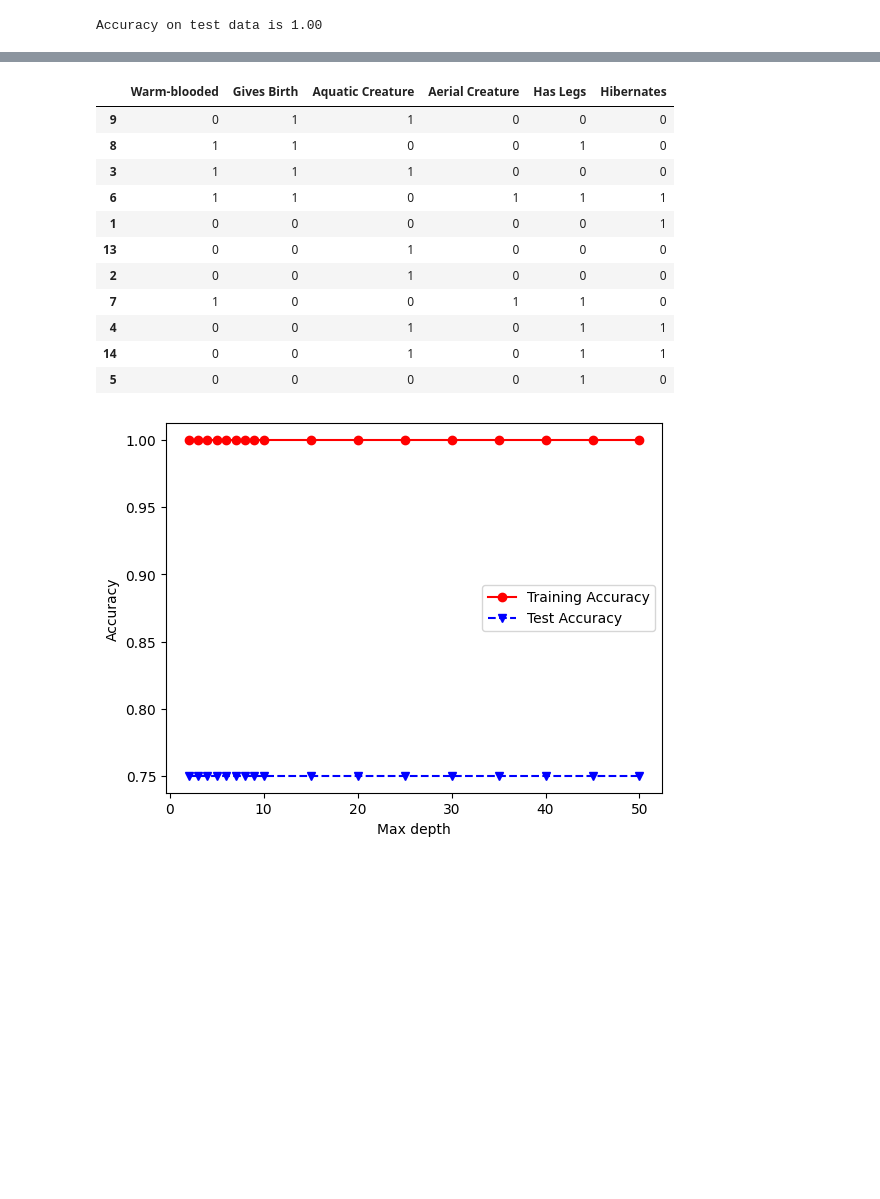
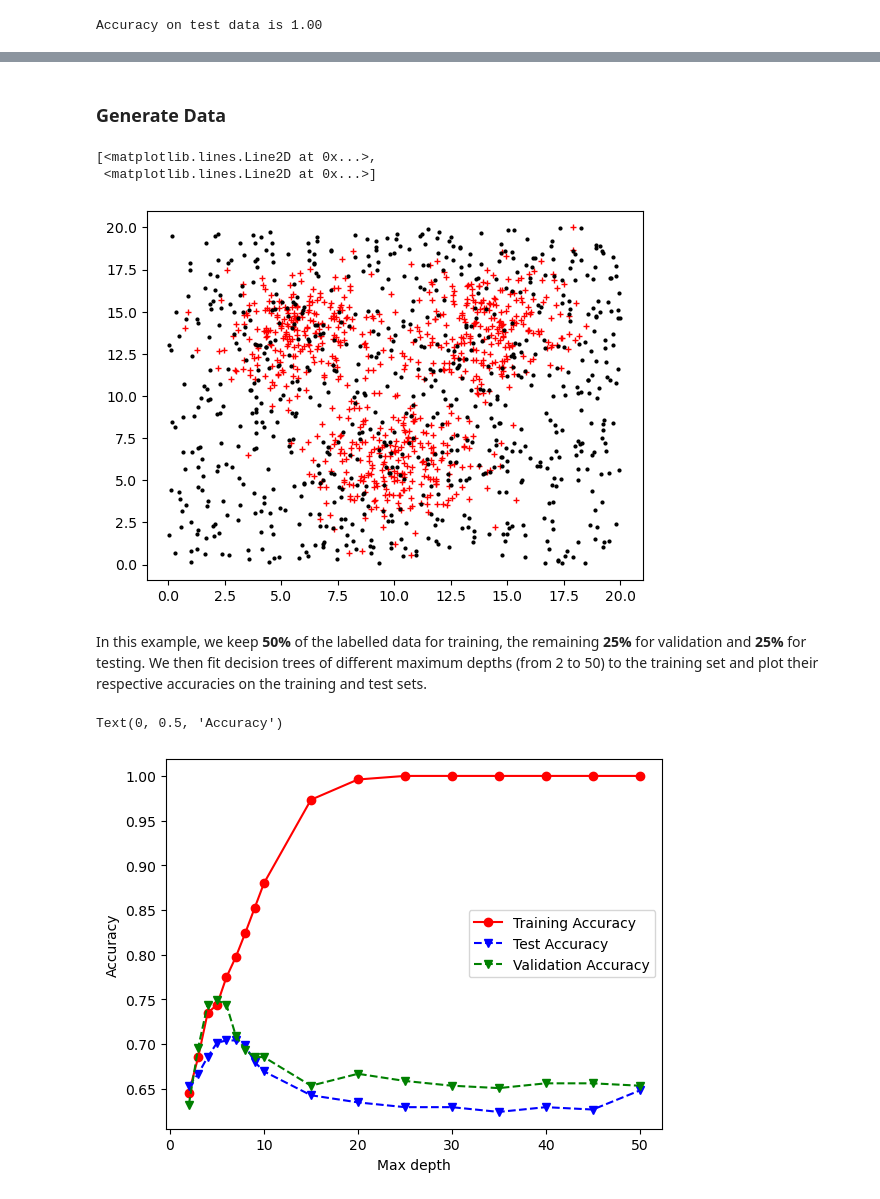
Before and after one commit to Aries-Dawn/EE6435, a Jupyter notebook: Assignment2/Assignment2.ipynb, the cells around one changed output, grey strips where cells are left out. Drawn from its saved outputs; the diff is of its cells as text; code cells hidden in the pictures; blank space fills up the shorter version.

```diff
--- a/Assignment2/Assignment2.ipynb
+++ b/Assignment2/Assignment2.ipynb
@@ -139,69 +176,74 @@ Accuracy on test data is 1.00
+# %% [markdown]
+### Generate Data
+# %%
+import numpy as np
+import matplotlib.pyplot as plt
+from numpy.random import random
+
+%matplotlib inline
+
+N = 1500
+
+mean1 = [6, 14]
+mean2 = [10, 6]
+mean3 = [14, 14]
+cov = [[3.5, 0], [0, 3.5]]  # diagonal covariance
+
+np.random.seed(50)
+X = np.random.multivariate_normal(mean1, cov, int(N/6))
+X = np.concatenate((X, np.random.multivariate_normal(mean2, cov, int(N/6))))
+X = np.concatenate((X, np.random.multivariate_normal(mean3, cov, int(N/6))))
+X = np.concatenate((X, 20*np.random.rand(int(N/2),2)))
+Y = np.concatenate((np.ones(int(N/2)),np.zeros(int(N/2))))
+
+plt.plot(X[:int(N/2),0],X[:int(N/2),1],'r+',X[int(N/2):,0],X[int(N/2):,1],'k.',ms=4)
+# %% [output]
+[<matplotlib.lines.Line2D at 0x...>,
+ <matplotlib.lines.Line2D at 0x...>]
+[figure, added]
+# %% [markdown]
+In this example, we keep **50%** of the labelled data for training, the remaining **25%** for validation and **25%** for testing. We then fit decision trees of different maximum depths (from 2 to 50) to the training set and plot their respective accuracies on the training and test sets.
 # %%
 #########################################
-# Training and Test set creation
+# Training, Test and Validation set creation
 #########################################
 
 from sklearn.model_selection import train_test_split
-testData = [['gila monster',0,0,0,0,1,1,'reptiles'],
-            ['platypus',1,0,0,0,1,1,'non-reptiles'],
-            ['owl',1,0,0,1,1,0,'non-reptiles'],
-            ['dolphin',1,1,1,0,0,0,'non-reptiles']]
-testData = pd.DataFrame(testData, columns=data.columns)
-
-concatData = pd.concat([data,testData])
-
-Y = data['Class']
-X = data.drop(['Name','Class'],axis=1)
-
-
-X_train, X_test, Y_train, Y_test = train_test_split(X, Y, test_size=0.25 , random_state=30)
+X_train, X_, Y_train, Y_ = train_test_split(X, Y, test_size=0.5, random_state=1)
+X_test, X_validation, Y_test, Y_validation = train_test_split(X_, Y_, test_size=0.5, random_state=1)
 
 from sklearn import tree
 from sklearn.metrics import accuracy_score
-import numpy as np
-import matplotlib.pyplot as plt
-from numpy.random import random
 
 #########################################
 # Model fitting and evaluation
 #########################################
 
 maxdepths = [2,3,4,5,6,7,8,9,10,15,20,25,30,35,40,45,50]
 
 trainAcc = np.zeros(len(maxdepths))
 testAcc = np.zeros(len(maxdepths))
-
+validAcc = np.zeros(len(maxdepths))
 index = 0
 for depth in maxdepths:
-    clf = tree.DecisionTreeClassifier(criterion='entropy',max_depth=depth)
+    clf = tree.DecisionTreeClassifier(max_depth=depth)
     clf = clf.fit(X_train, Y_train)
     Y_predTrain = clf.predict(X_train)
     Y_predTest = clf.predict(X_test)
+    Y_predValid = clf.predict(X_validation)
     trainAcc[index] = accuracy_score(Y_train, Y_predTrain)
     testAcc[index] = accuracy_score(Y_test, Y_predTest)
+    validAcc[index] = accuracy_score(Y_validation, Y_predValid)
     index += 1
 
 #########################################
-# Plot of training and test accuracies
+# Plot of training, test and validation accuracies
 #########################################
 
-plt.plot(maxdepths,trainAcc,'ro-',maxdepths,testAcc,'bv--')
-plt.legend(['Training Accuracy','Test Accuracy'])
+plt.plot(maxdepths,trainAcc,'ro-',maxdepths,testAcc,'bv--',maxdepths,validAcc,'gv--')
+plt.legend(['Training Accuracy','Test Accuracy','Validation Accuracy'])
 plt.xlabel('Max depth')
 plt.ylabel('Accuracy')
-
-X_train
 # %% [output]
-|  | Warm-blooded | Gives Birth | Aquatic Creature | Aerial Creature | Has Legs | Hibernates |
-| 9 | 0 | 1 | 1 | 0 | 0 | 0 |
-| 8 | 1 | 1 | 0 | 0 | 1 | 0 |
-| 3 | 1 | 1 | 1 | 0 | 0 | 0 |
-| 6 | 1 | 1 | 0 | 1 | 1 | 1 |
-| 1 | 0 | 0 | 0 | 0 | 0 | 1 |
-| 13 | 0 | 0 | 1 | 0 | 0 | 0 |
-| 2 | 0 | 0 | 1 | 0 | 0 | 0 |
-| 7 | 1 | 0 | 0 | 1 | 1 | 0 |
-| 4 | 0 | 0 | 1 | 0 | 1 | 1 |
-| 14 | 0 | 0 | 1 | 0 | 1 | 1 |
-| 5 | 0 | 0 | 0 | 0 | 1 | 0 |
+Text(0, 0.5, 'Accuracy')
-[figure, old version]
+[figure, new version]
```
Also changed, not shown: parts of 21 cells of this notebook.
